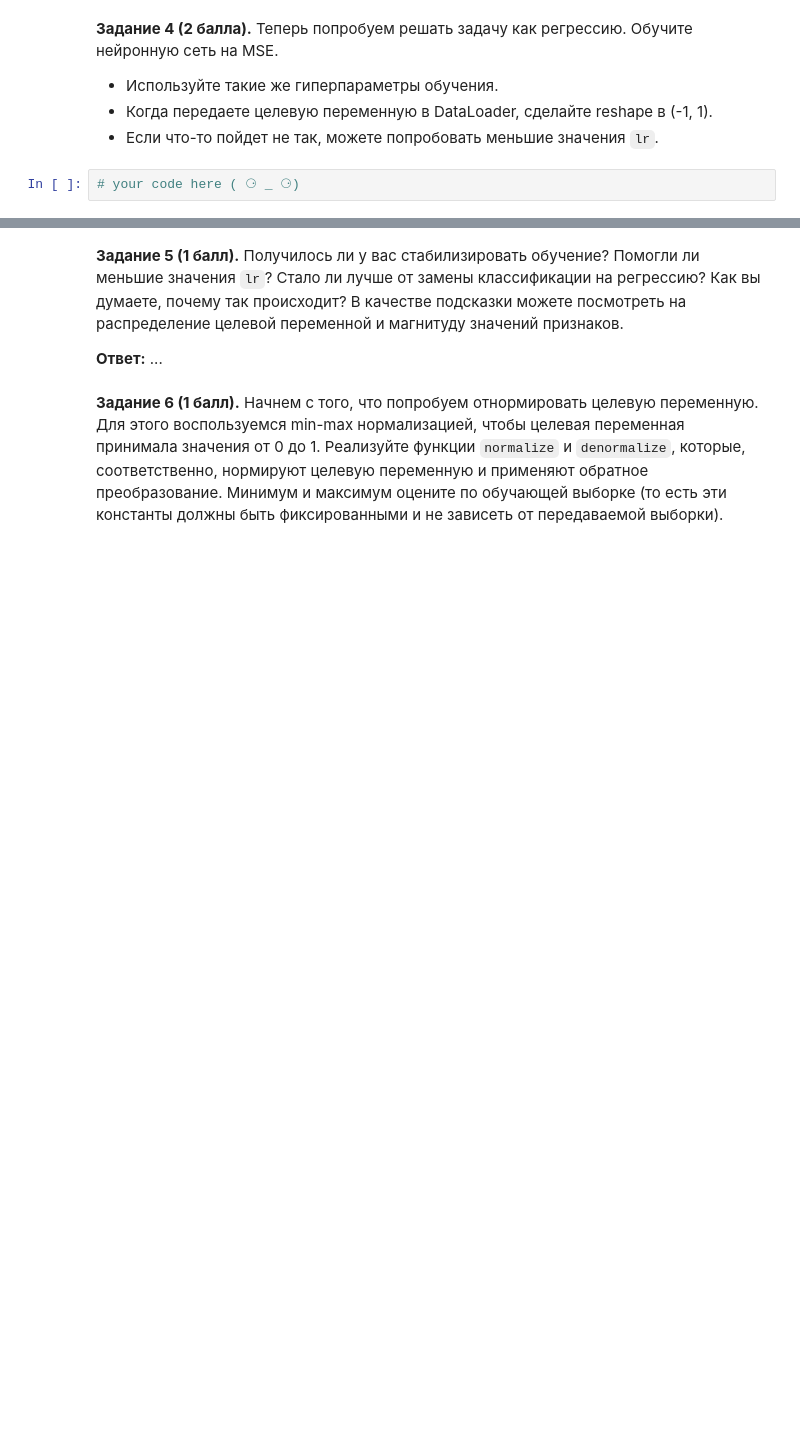
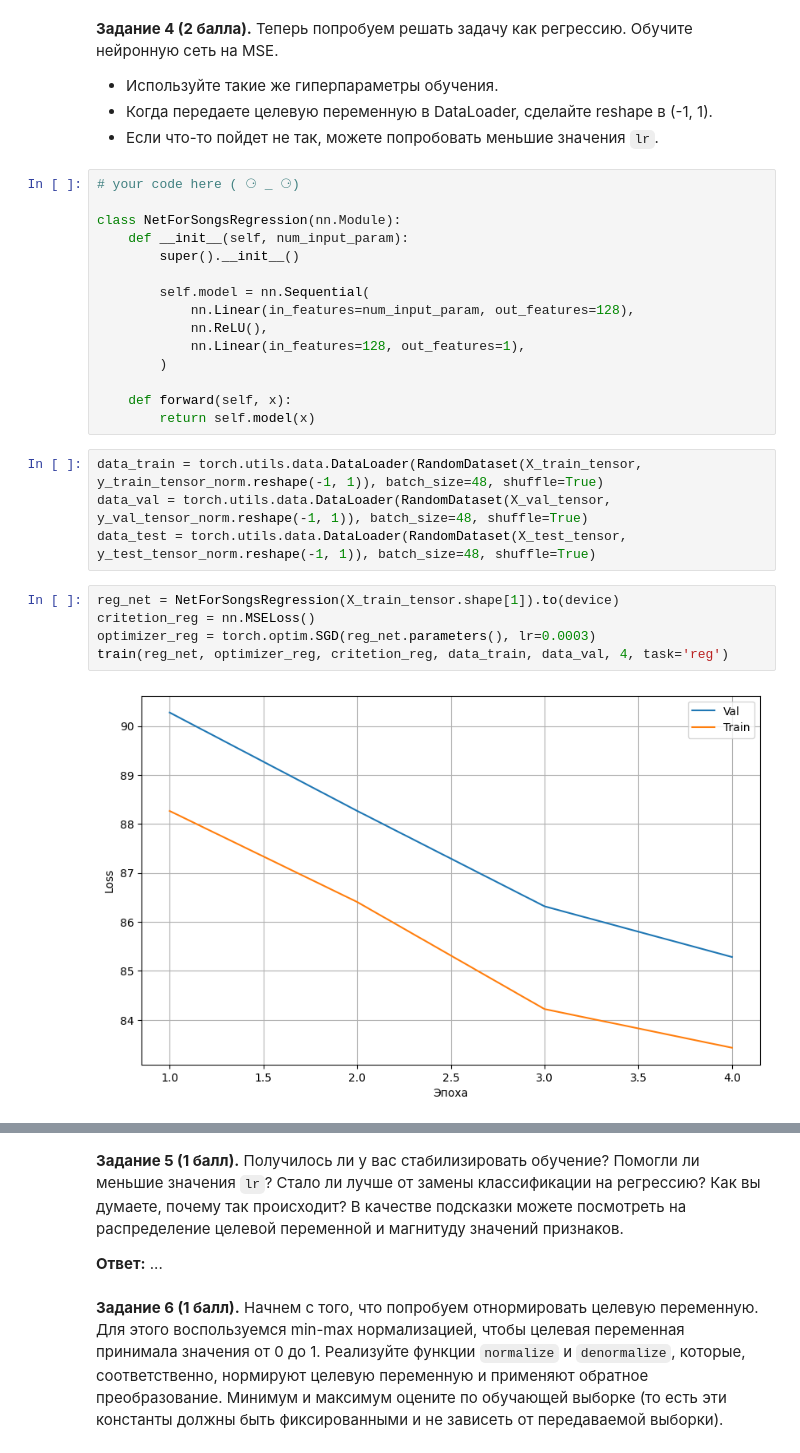
Before and after one commit to Aleksander-23443/iad_dl, a Jupyter notebook: dz1_iad/homework_01.ipynb, the cells around one changed output, grey strips where cells are left out. Drawn from its saved outputs; the diff is of its cells as text; blank space fills up the shorter version.

Commit message:
Do regression net 2 part

```diff
--- a/dz1_iad/homework_01.ipynb
+++ b/dz1_iad/homework_01.ipynb
@@ -568,5 +581,29 @@ rmse_train = (pred_train - y_train_tensor_norm)
 - Используйте такие же гиперпараметры обучения.
 - Когда передаете целевую переменную в DataLoader, сделайте reshape в (-1, 1).
 - Если что-то пойдет не так, можете попробовать меньшие значения `lr`.
-# %%
-# your code here ( ⚆ _ ⚆)
+# %%
+# your code here ( ⚆ _ ⚆)
+
+class NetForSongsRegression(nn.Module):
+    def __init__(self, num_input_param):
+        super().__init__()
+
+        self.model = nn.Sequential(
+            nn.Linear(in_features=num_input_param, out_features=128),
+            nn.ReLU(),
+            nn.Linear(in_features=128, out_features=1),
+        )
+
+    def forward(self, x):
+        return self.model(x)
+# %%
+data_train = torch.utils.data.DataLoader(RandomDataset(X_train_tensor, y_train_tensor_norm.reshape(-1, 1)), batch_size=48, shuffle=True)
+data_val = torch.utils.data.DataLoader(RandomDataset(X_val_tensor, y_val_tensor_norm.reshape(-1, 1)), batch_size=48, shuffle=True)
+data_test = torch.utils.data.DataLoader(RandomDataset(X_test_tensor, y_test_tensor_norm.reshape(-1, 1)), batch_size=48, shuffle=True)
+# %%
+reg_net = NetForSongsRegression(X_train_tensor.shape[1]).to(device)
+critetion_reg = nn.MSELoss()
+optimizer_reg = torch.optim.SGD(reg_net.parameters(), lr=0.0003)
+train(reg_net, optimizer_reg, critetion_reg, data_train, data_val, 4, task='reg')
+# %% [output]
+[figure, added]
```
Also changed, not shown: parts of 11 cells of this notebook.
